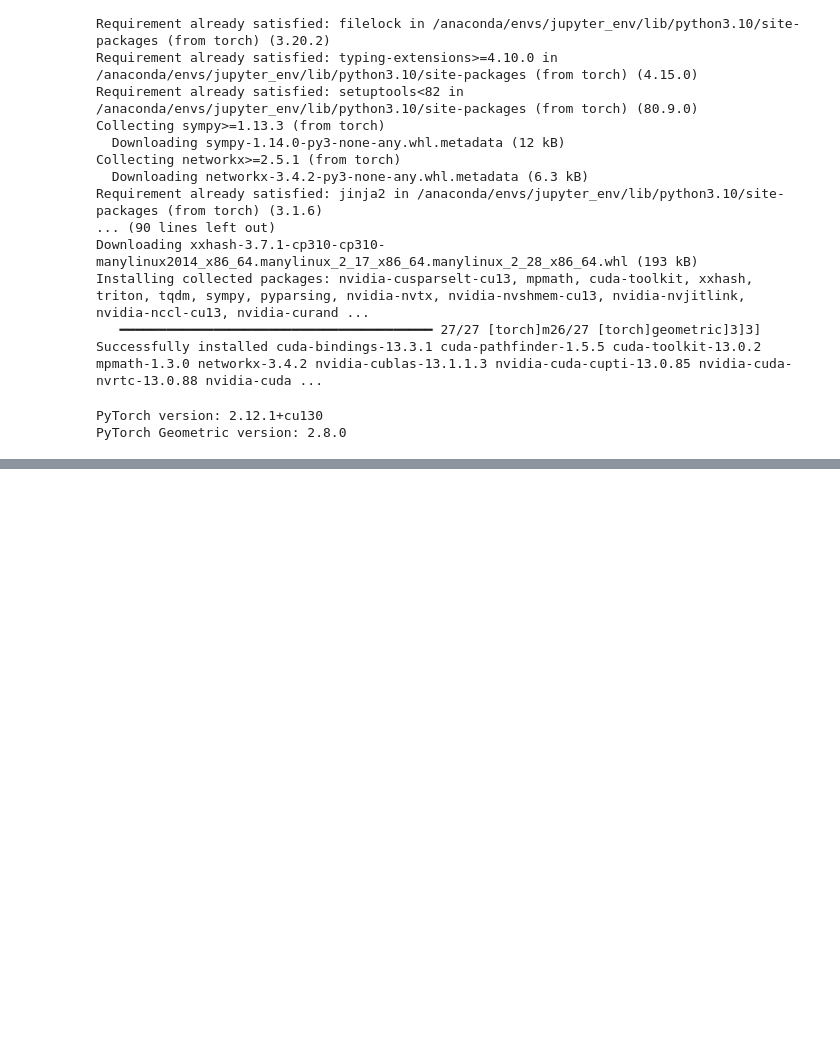
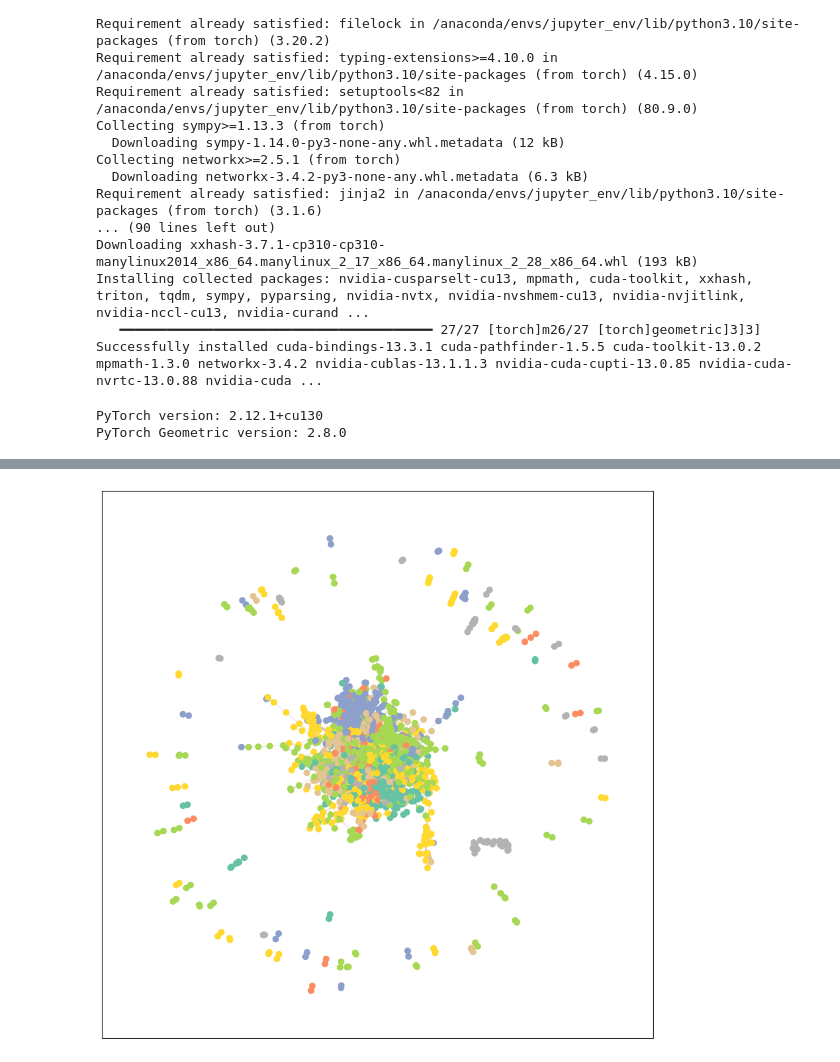
Before and after one commit to yuri3314/gnn-study, a Jupyter notebook: my_gnn.ipynb, the cells around one changed output, grey strips where cells are left out. Drawn from its saved outputs; the diff is of its cells as text; code cells hidden in the pictures; blank space fills up the shorter version.

```diff
--- a/my_gnn.ipynb
+++ b/my_gnn.ipynb
@@ -83,0 +174,21 @@ PyTorch Geometric version: 2.8.0
+# %%
+import networkx as nx
+from torch_geometric.utils import to_networkx
+
+def plot_graph(data, pred):
+    # PyG形式をNetworkX形式に変換
+    G = to_networkx(data, to_undirected=True)
+
+    plt.figure(figsize=(12, 12))
+    pos = nx.spring_layout(G, seed=42)  # ノードの配置を計算
+
+    # ノードを予測結果の色で塗る
+    nx.draw_networkx_nodes(G, pos, node_size=50, node_color=pred.cpu(), cmap='Set2')
+    nx.draw_networkx_edges(G, pos, alpha=0.1)  # エッジを薄く描画
+    plt.show()
+
+# 使い方
+pred = model(data).argmax(dim=1)
+plot_graph(data, pred)
+# %% [output]
+[figure, added]
```
Also changed, not shown: parts of 5 cells of this notebook.
